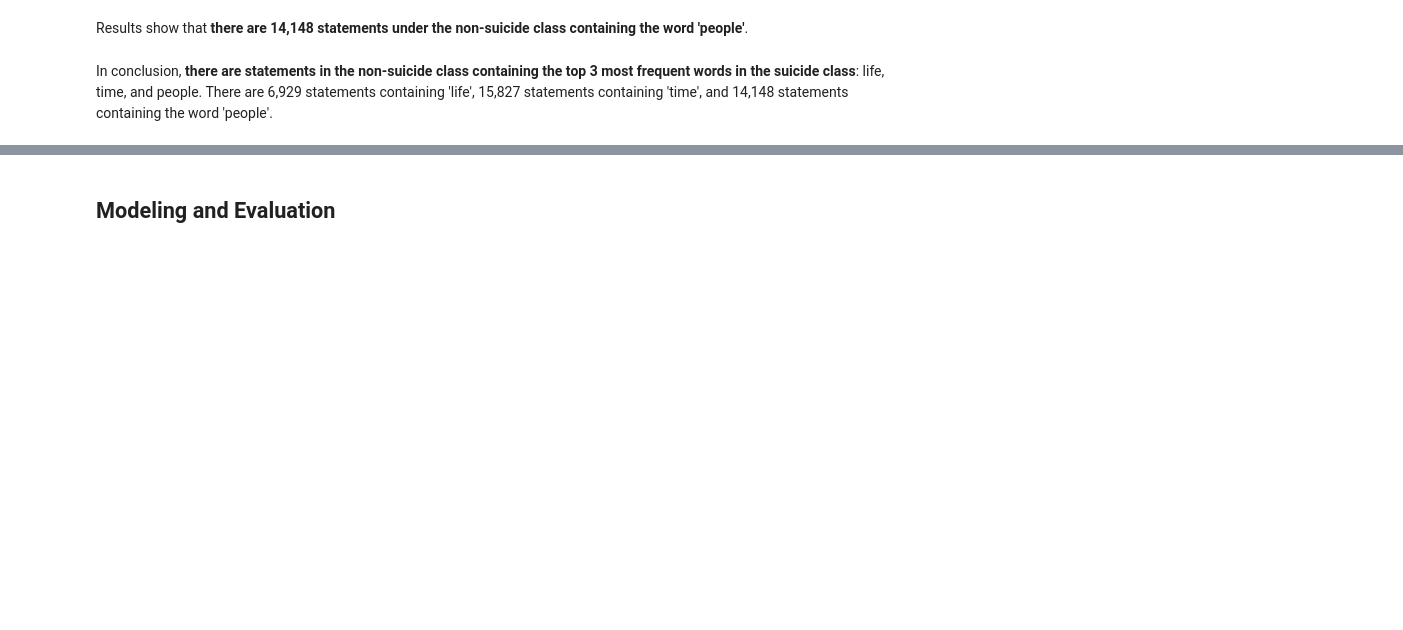
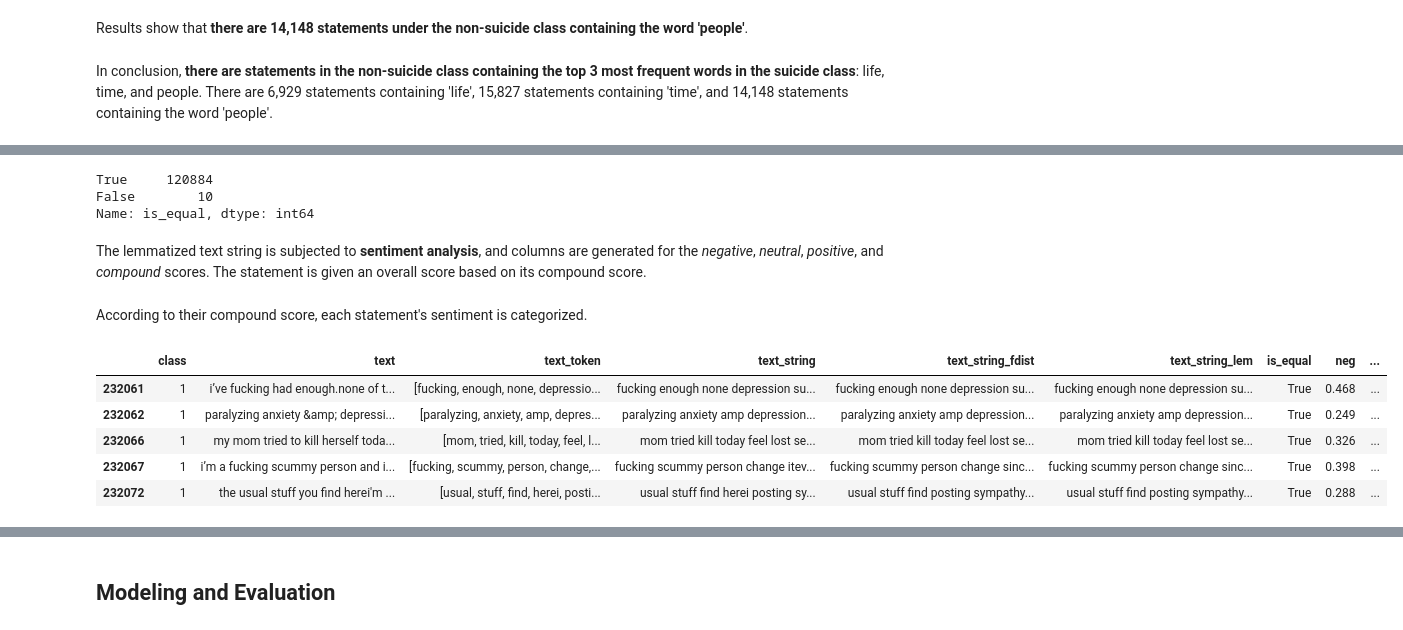
Before and after one commit to francheska-vicente/data103-project, a Jupyter notebook: main.ipynb, the cells around one changed output, grey strips where cells are left out. Cells and saved outputs as stored; diff of their text form; code cells hidden in the pictures; blank space fills up the shorter version.

```diff
--- a/main.ipynb
+++ b/main.ipynb
@@ -1342,0 +1505,3 @@ In conclusion, **there are statements in the non-suicide class containing the to
+# %%
+s_SA['text_string_fdist'] = s_SA['text_token'].apply(lambda x: ' '.join([item for item in x if fdist[item] >= 1 ]))
+s_SA[['text', 'text_token', 'text_string', 'text_string_fdist']].tail()
@@ -1342,0 +1517,11 @@ In conclusion, **there are statements in the non-suicide class containing the to
+# %%
+# check if the columns are equal
+s_SA['is_equal']= (s_SA['text_string_fdist']==s_SA['text_string_lem'])
+# show level count
+s_SA.is_equal.value_counts()
+# %% [output]
+True     120884
+False        10
+Name: is_equal, dtype: int64
+# %% [markdown]
+The lemmatized text string is subjected to **sentiment analysis**, and columns are generated for the *negative*, *neutral*, *positive*, and *compound* scores. The statement is given an overall score based on its compound score.
@@ -1342,0 +1535,13 @@ In conclusion, **there are statements in the non-suicide class containing the to
+# %% [markdown]
+According to their compound score, each statement's sentiment is categorized.
+# %%
+s_SA['sentiment'] = s_SA['compound'].apply(condition)
+
+s_SA.tail()
+# %% [output]
+|  | class | text | text_token | text_string | text_string_fdist | text_string_lem | is_equal | neg | ... |
+| 232061 | 1 | i’ve fucking had enough.none of t... | [fucking, enough, none, depressio... | fucking enough none depression su... | fucking enough none depression su... | fucking enough none depression su... | True | 0.468 | ... |
+| 232062 | 1 | paralyzing anxiety &amp; depressi... | [paralyzing, anxiety, amp, depres... | paralyzing anxiety amp depression... | paralyzing anxiety amp depression... | paralyzing anxiety amp depression... | True | 0.249 | ... |
+| 232066 | 1 | my mom tried to kill herself toda... | [mom, tried, kill, today, feel, l... | mom tried kill today feel lost se... | mom tried kill today feel lost se... | mom tried kill today feel lost se... | True | 0.326 | ... |
+| 232067 | 1 | i’m a fucking scummy person and i... | [fucking, scummy, person, change,... | fucking scummy person change itev... | fucking scummy person change sinc... | fucking scummy person change sinc... | True | 0.398 | ... |
+| 232072 | 1 | the usual stuff you find herei'm ... | [usual, stuff, find, herei, posti... | usual stuff find herei posting sy... | usual stuff find posting sympathy... | usual stuff find posting sympathy... | True | 0.288 | ... |
```
Also changed, not shown: parts of 52 cells of this notebook.
